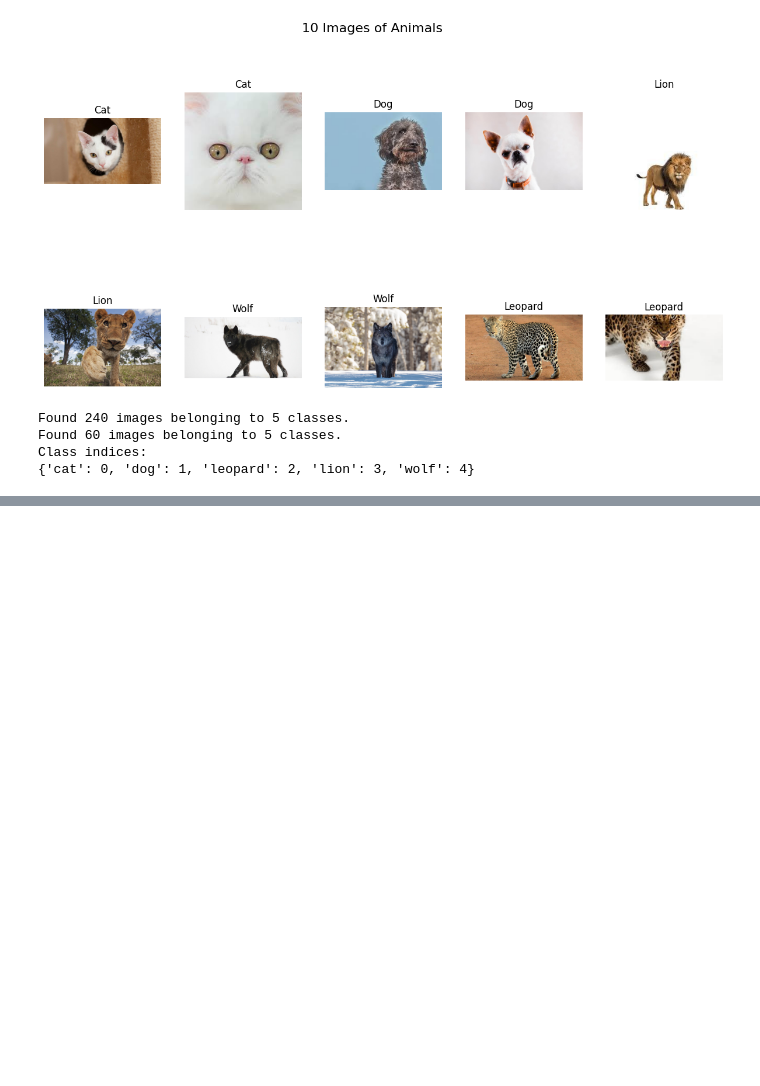
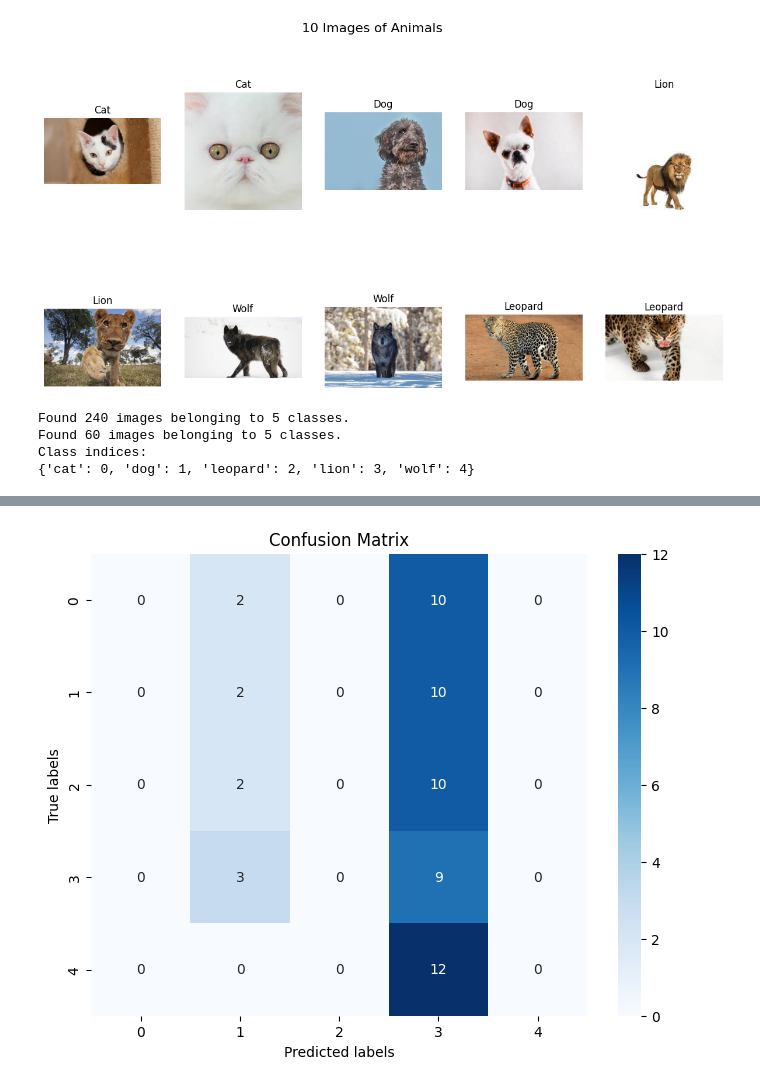
Before and after one commit to joshIsac/DeepLearningLab, a Jupyter notebook: DL__lab5_CNN.ipynb, the cells around one changed output, grey strips where cells are left out. Drawn from its saved outputs; the diff is of its cells as text; code cells hidden in the pictures; blank space fills up the shorter version.

```diff
--- a/DL__lab5_CNN.ipynb
+++ b/DL__lab5_CNN.ipynb
@@ -234,10 +236,10 @@ from sklearn.metrics import confusion_matrix
 import numpy as np
 
 # Predict classes for the test set
-y_pred = np.argmax(model.predict(test_generator), axis=-1)
+y_pred = np.argmax(model.predict(validation_generator), axis=-1)
 
 # Get true classes for the test set
-y_true = test_generator.classes
+y_true = validation_generator.classes
 
 # Compute confusion matrix
 conf_matrix = confusion_matrix(y_true, y_pred)
@@ -255,0 +258 @@ NameError: name 'test_generator' is not defined
+[figure, added]
```
Also changed, not shown: parts of 7 cells of this notebook, 1 other file.
